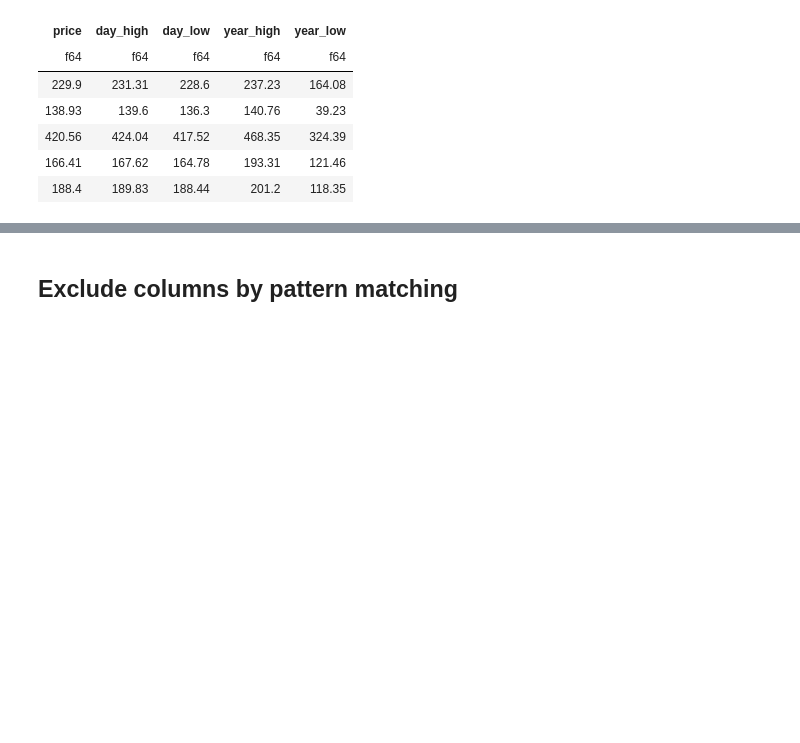
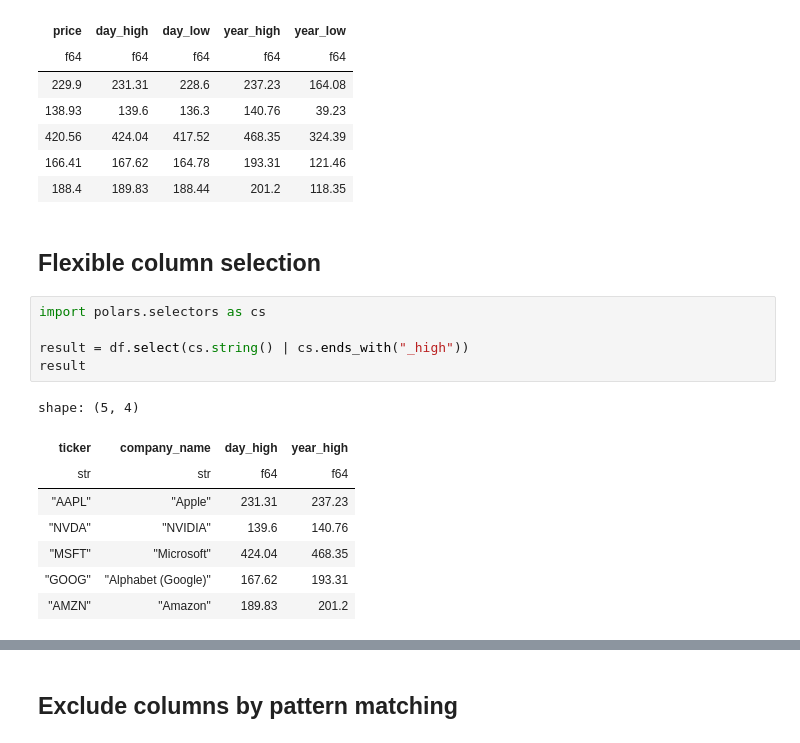
Before and after one commit to gafnts/exploring-polars, a Jupyter notebook: src/5-expression-expansion.ipynb, the cells around one changed output, grey strips where cells are left out. Saved outputs shown, nothing was run; the diff lists cells and outputs as text; blank space fills up the shorter version.

```diff
--- a/src/5-expression-expansion.ipynb
+++ b/src/5-expression-expansion.ipynb
@@ -132,3 +132,19 @@ shape: (5, 5)
 | 420.56 | 424.04 | 417.52 | 468.35 | 324.39 |
 | 166.41 | 167.62 | 164.78 | 193.31 | 121.46 |
 | 188.4 | 189.83 | 188.44 | 201.2 | 118.35 |
+# %% [markdown]
+## Flexible column selection
+# %%
+import polars.selectors as cs
+
+result = df.select(cs.string() | cs.ends_with("_high"))
+result
+# %% [output]
+shape: (5, 4)
+| ticker | company_name | day_high | year_high |
+| str | str | f64 | f64 |
+| "AAPL" | "Apple" | 231.31 | 237.23 |
+| "NVDA" | "NVIDIA" | 139.6 | 140.76 |
+| "MSFT" | "Microsoft" | 424.04 | 468.35 |
+| "GOOG" | "Alphabet (Google)" | 167.62 | 193.31 |
+| "AMZN" | "Amazon" | 189.83 | 201.2 |
```
Also changed, not shown: parts of 3 cells of this notebook.
